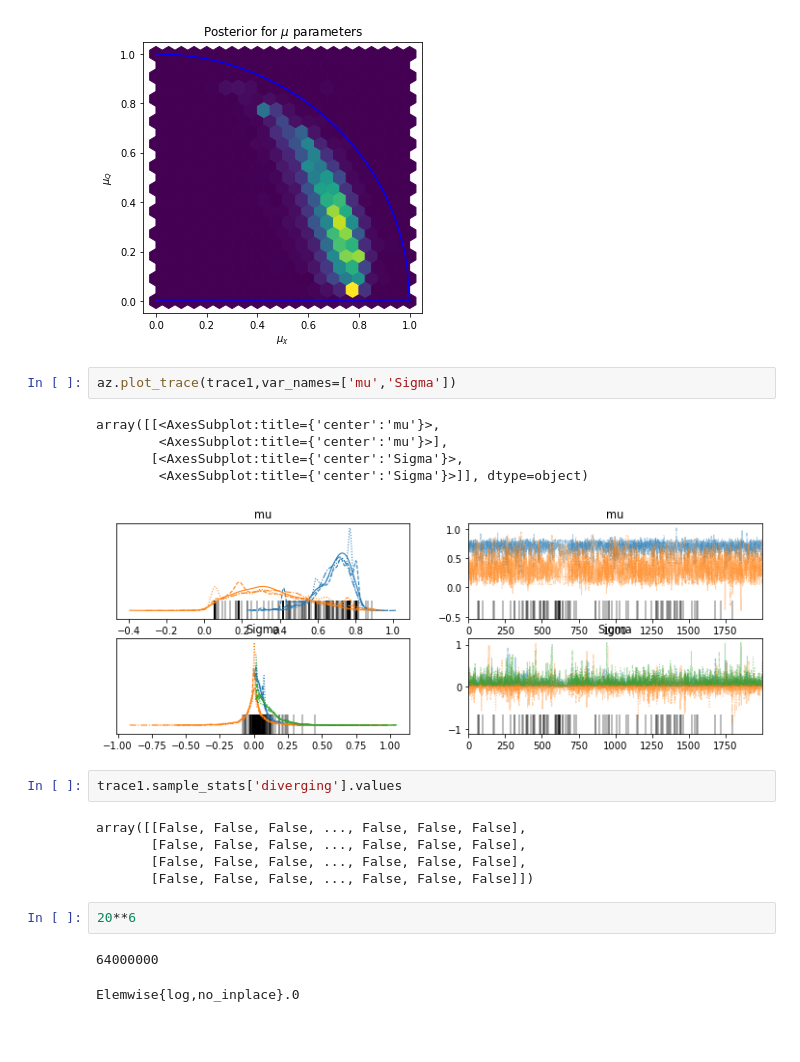
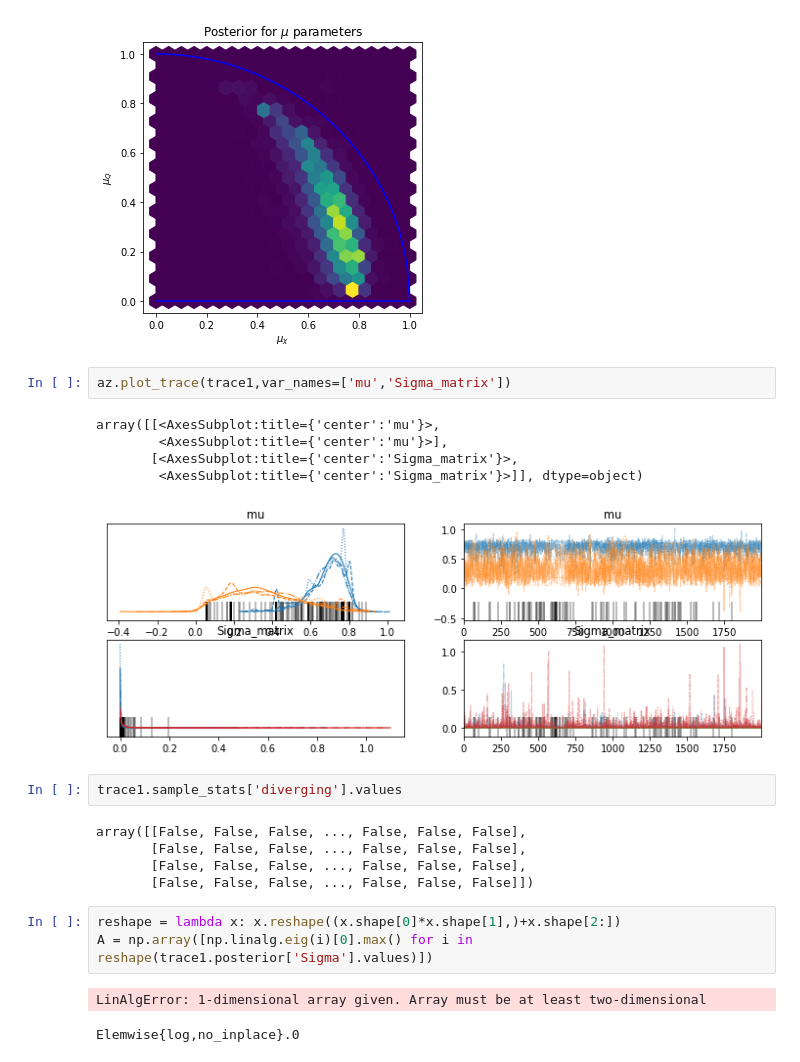
Before and after one commit to Potatoasad/charged-ringdown-analysis-tools, a Jupyter notebook: testing/Ignore-All-problems.ipynb, the cells around one changed output. Drawn from its saved outputs; the diff is of its cells as text; blank space fills up the shorter version.

```diff
--- a/testing/Ignore-All-problems.ipynb
+++ b/testing/Ignore-All-problems.ipynb
@@ -326,13 +326,13 @@ plt.show()
 # %% [output]
 [figure]
 # %%
-az.plot_trace(trace1,var_names=['mu','Sigma'])
+az.plot_trace(trace1,var_names=['mu','Sigma_matrix'])
 # %% [output]
 array([[<AxesSubplot:title={'center':'mu'}>,
         <AxesSubplot:title={'center':'mu'}>],
-       [<AxesSubplot:title={'center':'Sigma'}>,
-        <AxesSubplot:title={'center':'Sigma'}>]], dtype=object)
+       [<AxesSubplot:title={'center':'Sigma_matrix'}>,
+        <AxesSubplot:title={'center':'Sigma_matrix'}>]], dtype=object)
-[figure, old version]
+[figure, new version]
 # %%
 trace1.sample_stats['diverging'].values
 # %% [output]
@@ -340,10 +340,11 @@ array([[False, False, False, ..., False, False, False],
        [False, False, False, ..., False, False, False],
        [False, False, False, ..., False, False, False],
        [False, False, False, ..., False, False, False]])
-# %%
-20**6
-# %% [output]
-64000000
+# %%
+reshape = lambda x: x.reshape((x.shape[0]*x.shape[1],)+x.shape[2:])
+A = np.array([np.linalg.eig(i)[0].max() for i in reshape(trace1.posterior['Sigma'].values)])
+# %% [output]
+LinAlgError: 1-dimensional array given. Array must be at least two-dimensional
 # %%
 # %% [output]
 Elemwise{log,no_inplace}.0
```
Also changed, not shown: 3 other files.
